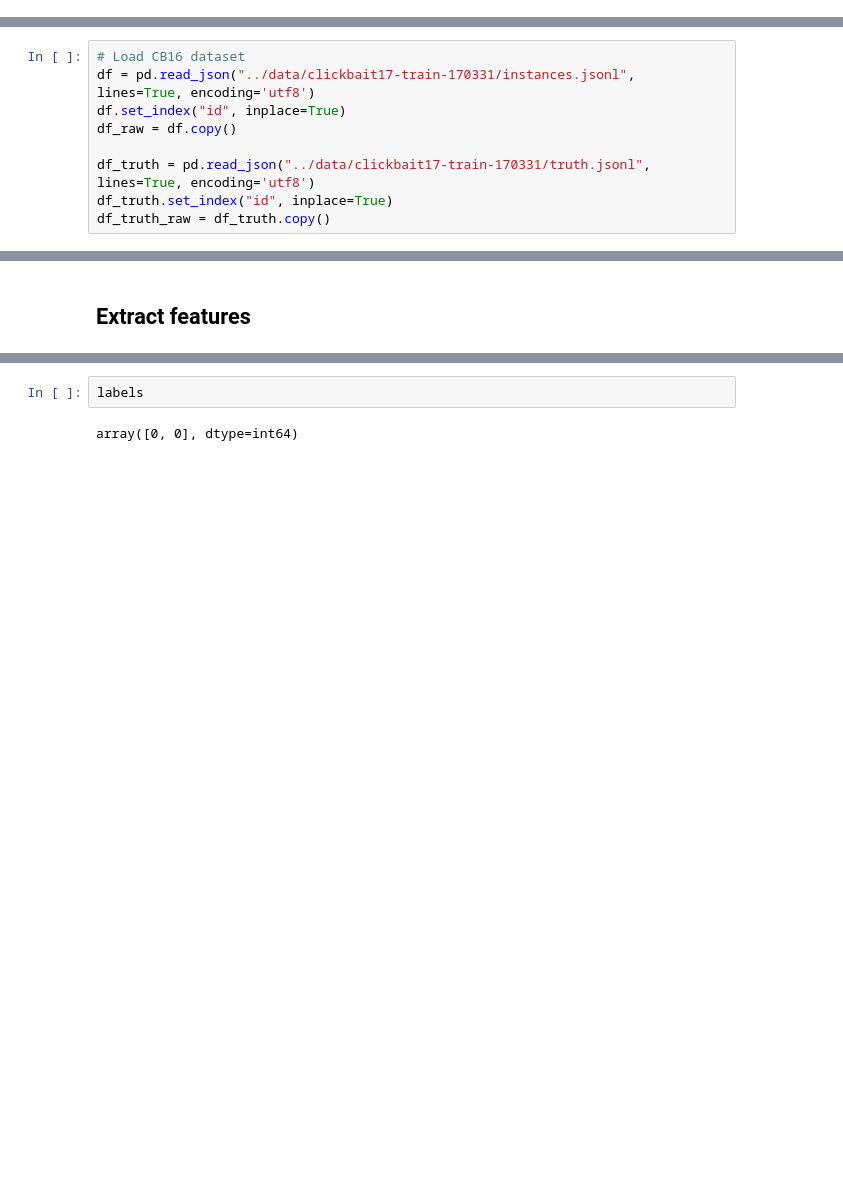
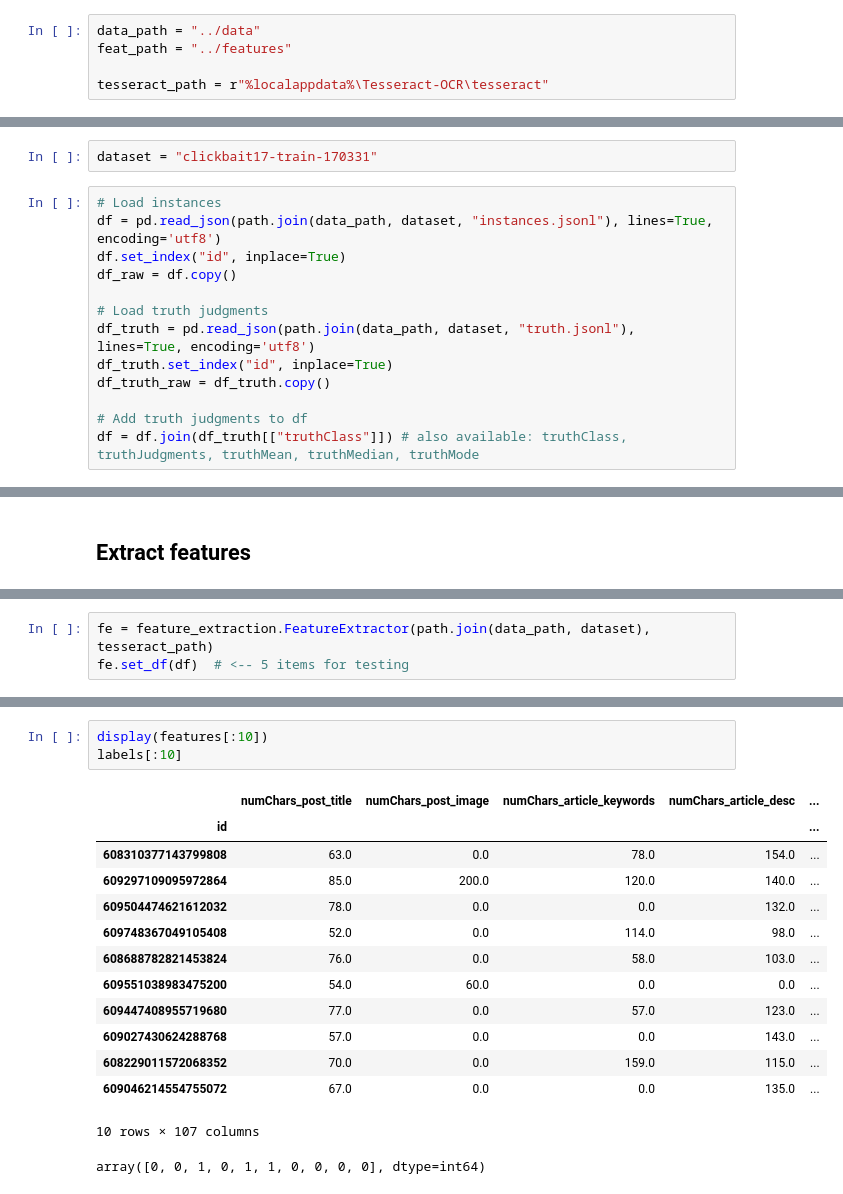
Before and after one commit to svenvanhal/appliedNLP, a Jupyter notebook: code/Feature Extraction.ipynb, the cells around one changed output, grey strips where cells are left out. Cells and saved outputs as stored; diff of their text form; blank space fills up the shorter version.

Commit message:
Add many combinations of features. Also precalculates features of training set.

```diff
--- a/code/Feature Extraction.ipynb
+++ b/code/Feature Extraction.ipynb
@@ -9,11 +12,22 @@ import feature_extraction
+# %%
+data_path = "../data"
+feat_path = "../features"
+
+tesseract_path = r"%localappdata%\Tesseract-OCR\tesseract"
 # %% [markdown]
 ## Load dataset
+# %%
+dataset = "clickbait17-train-170331"
 # %%
-# Load CB16 dataset
-df = pd.read_json("../data/clickbait17-train-170331/instances.jsonl", lines=True, encoding='utf8')
+# Load instances
+df = pd.read_json(path.join(data_path, dataset, "instances.jsonl"), lines=True, encoding='utf8')
 df.set_index("id", inplace=True)
 df_raw = df.copy()
 
-df_truth = pd.read_json("../data/clickbait17-train-170331/truth.jsonl", lines=True, encoding='utf8')
+# Load truth judgments
+df_truth = pd.read_json(path.join(data_path, dataset, "truth.jsonl"), lines=True, encoding='utf8')
 df_truth.set_index("id", inplace=True)
 df_truth_raw = df_truth.copy()
+
+# Add truth judgments to df
+df = df.join(df_truth[["truthClass"]]) # also available: truthClass, truthJudgments, truthMean, truthMedian, truthMode
@@ -35,2 +57,5 @@ fe.set_df(df.head(2))
+# %%
+fe = feature_extraction.FeatureExtractor(path.join(data_path, dataset), tesseract_path)
+fe.set_df(df)  # <-- 5 items for testing
 # %%
 labels, features = fe.extract_features()
@@ -48,4 +62,18 @@ features
-# %%
-labels
-# %% [output]
-array([0, 0], dtype=int64)
+# %%
+display(features[:10])
+labels[:10]
+# %% [output]
+|  | numChars_post_title | numChars_post_image | numChars_article_keywords | numChars_article_desc | ... |
+| id |  |  |  |  | ... |
+| 608310377143799808 | 63.0 | 0.0 | 78.0 | 154.0 | ... |
+| 609297109095972864 | 85.0 | 200.0 | 120.0 | 140.0 | ... |
+| 609504474621612032 | 78.0 | 0.0 | 0.0 | 132.0 | ... |
+| 609748367049105408 | 52.0 | 0.0 | 114.0 | 98.0 | ... |
+| 608688782821453824 | 76.0 | 0.0 | 58.0 | 103.0 | ... |
+| 609551038983475200 | 54.0 | 60.0 | 0.0 | 0.0 | ... |
+| 609447408955719680 | 77.0 | 0.0 | 57.0 | 123.0 | ... |
+| 609027430624288768 | 57.0 | 0.0 | 0.0 | 143.0 | ... |
+| 608229011572068352 | 70.0 | 0.0 | 159.0 | 115.0 | ... |
+| 609046214554755072 | 67.0 | 0.0 | 0.0 | 135.0 | ... |
+10 rows × 107 columns
+array([0, 0, 1, 0, 1, 1, 0, 0, 0, 0], dtype=int64)
```
Also changed, not shown: parts of 13 cells of this notebook, 3 other files.
